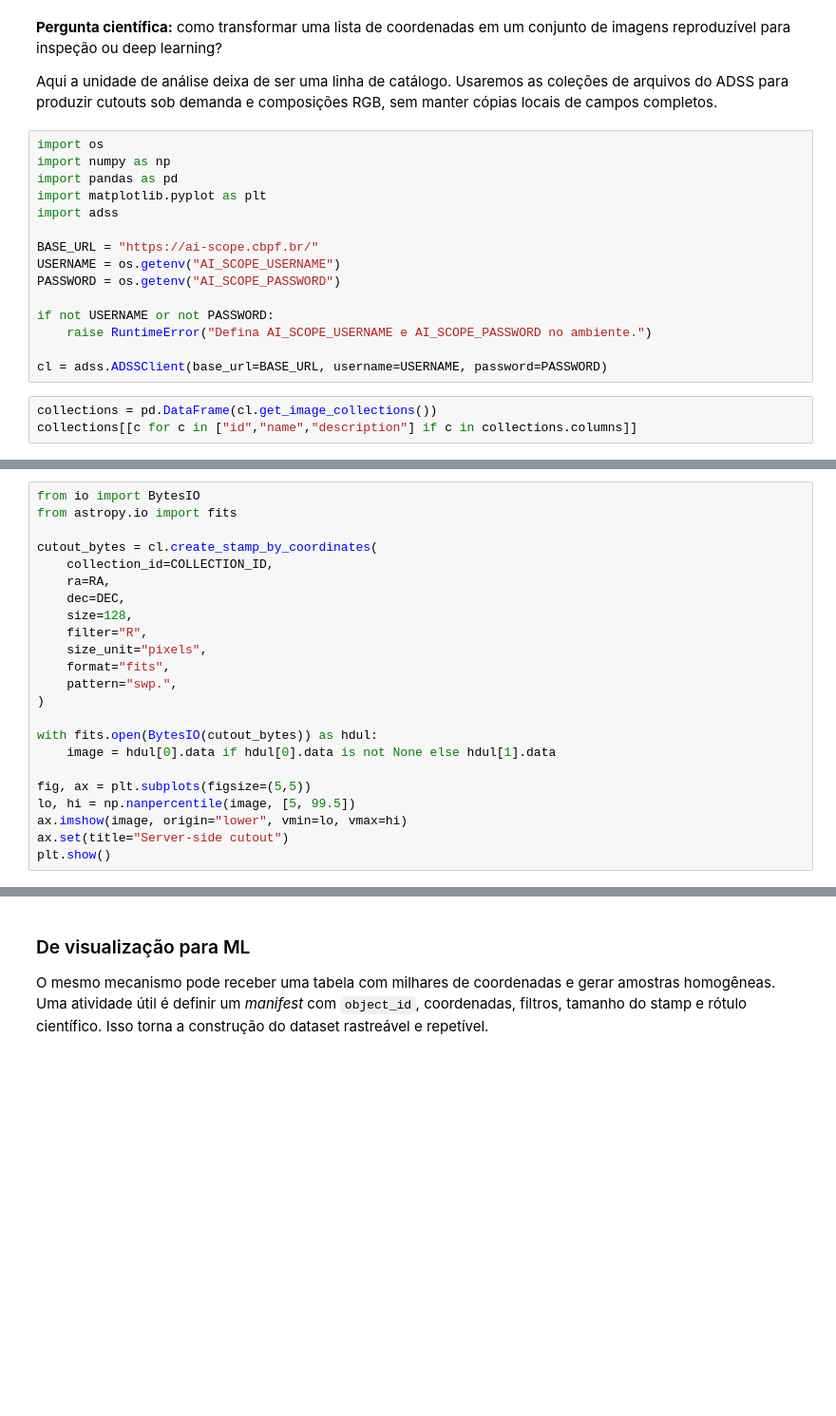
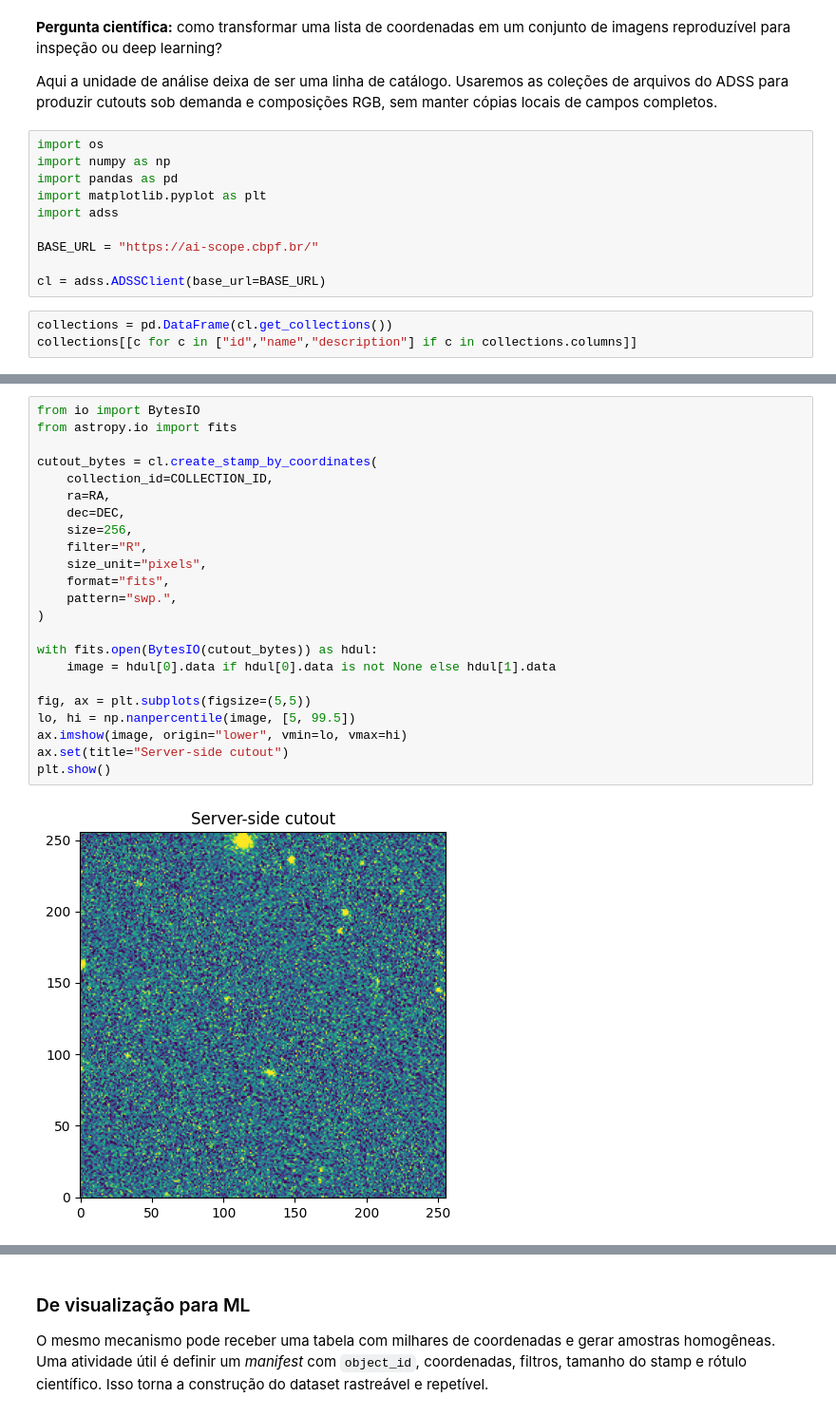
Before and after one commit to Schwarzam/SAB-AI-Scope-workshop, a Jupyter notebook: notebooks/04_images_as_data.ipynb, the cells around one changed output, grey strips where cells are left out. Shown at 95% size. Drawn from its saved outputs; the diff is of its cells as text; blank space fills up the shorter version.

```diff
--- a/notebooks/04_images_as_data.ipynb
+++ b/notebooks/04_images_as_data.ipynb
@@ -14,13 +14,8 @@ import matplotlib.pyplot as plt
 import adss
 
 BASE_URL = "https://ai-scope.cbpf.br/"
-USERNAME = os.getenv("AI_SCOPE_USERNAME")
-PASSWORD = os.getenv("AI_SCOPE_PASSWORD")
 
-if not USERNAME or not PASSWORD:
-    raise RuntimeError("Defina AI_SCOPE_USERNAME e AI_SCOPE_PASSWORD no ambiente.")
-
-cl = adss.ADSSClient(base_url=BASE_URL, username=USERNAME, password=PASSWORD)
+cl = adss.ADSSClient(base_url=BASE_URL)
 # %%
-collections = pd.DataFrame(cl.get_image_collections())
+collections = pd.DataFrame(cl.get_collections())
 collections[[c for c in ["id","name","description"] if c in collections.columns]]
@@ -34,26 +40,28 @@ pd.DataFrame(files).head()
 # %%
 from io import BytesIO
 from astropy.io import fits
 
 cutout_bytes = cl.create_stamp_by_coordinates(
     collection_id=COLLECTION_ID,
     ra=RA,
     dec=DEC,
-    size=128,
+    size=256,
     filter="R",
     size_unit="pixels",
     format="fits",
     pattern="swp.",
 )
 
 with fits.open(BytesIO(cutout_bytes)) as hdul:
     image = hdul[0].data if hdul[0].data is not None else hdul[1].data
 
 fig, ax = plt.subplots(figsize=(5,5))
 lo, hi = np.nanpercentile(image, [5, 99.5])
 ax.imshow(image, origin="lower", vmin=lo, vmax=hi)
 ax.set(title="Server-side cutout")
 plt.show()
+# %% [output]
+[figure, added]
 # %%
 from PIL import Image
 
```
Also changed, not shown: parts of 3 cells of this notebook.
